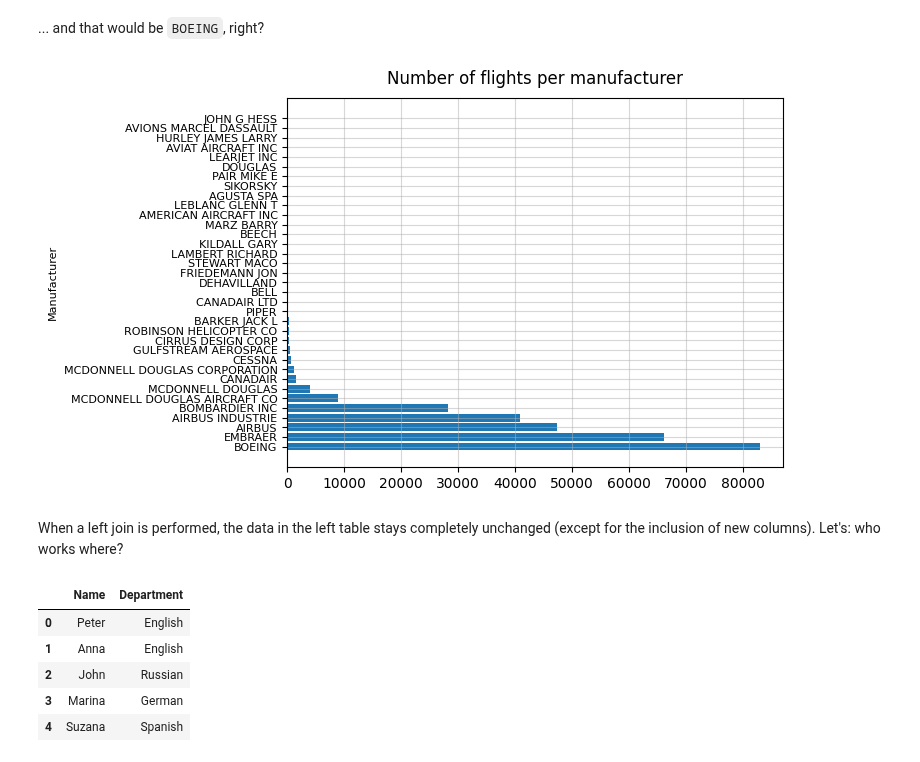
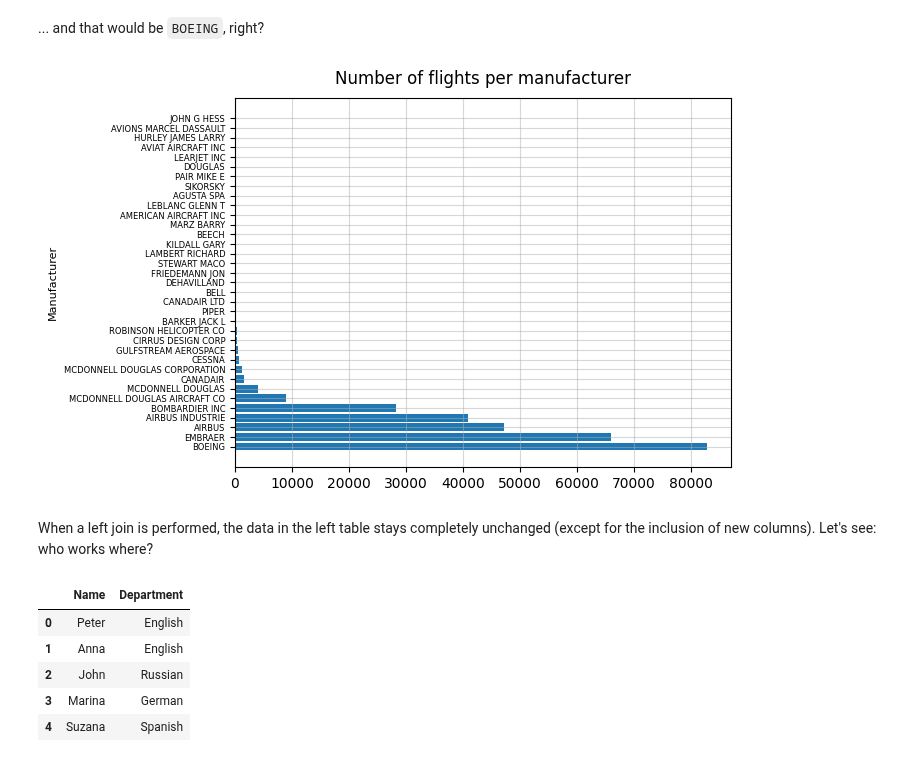
Before and after one commit to datakolektiv/dss03python2023, a Jupyter notebook: session07/dss03_py_session07.ipynb, the cells around one changed output. Cells and saved outputs as stored; diff of their text form; code cells hidden in the pictures.

```diff
--- a/session07/dss03_py_session07.ipynb
+++ b/session07/dss03_py_session07.ipynb
@@ -217,14 +217,14 @@ manufacturers_count
 # %%
 fig, ax = plt.subplots()
 ax.barh(y='manufacturer', width='sum', data=manufacturers_count)
 ax.set_title('Number of flights per manufacturer', size=12, pad=10)
 ax.set_ylabel(ylabel='Manufacturer', fontsize=8)
-ax.tick_params(axis='y', which='major', labelsize=8)
+ax.tick_params(axis='y', which='major', labelsize=6)
 ax.grid(alpha=.5)
 # %% [output]
-[figure, old version]
+[figure, new version]
 # %% [markdown]
-When a left join is performed, the data in the left table stays completely unchanged (except for the inclusion of new columns). Let's: who works where?
+When a left join is performed, the data in the left table stays completely unchanged (except for the inclusion of new columns). Let's see: who works where?
 # %%
 df_left = pd.DataFrame({'Name':['Peter', 'Anna', 'John', 'Marina', 'Suzana'],
                         'Department':['English', 'English', 'Russian', 'German', 'Spanish']})
```
Also changed, not shown: parts of 26 cells of this notebook, 1 other file.
